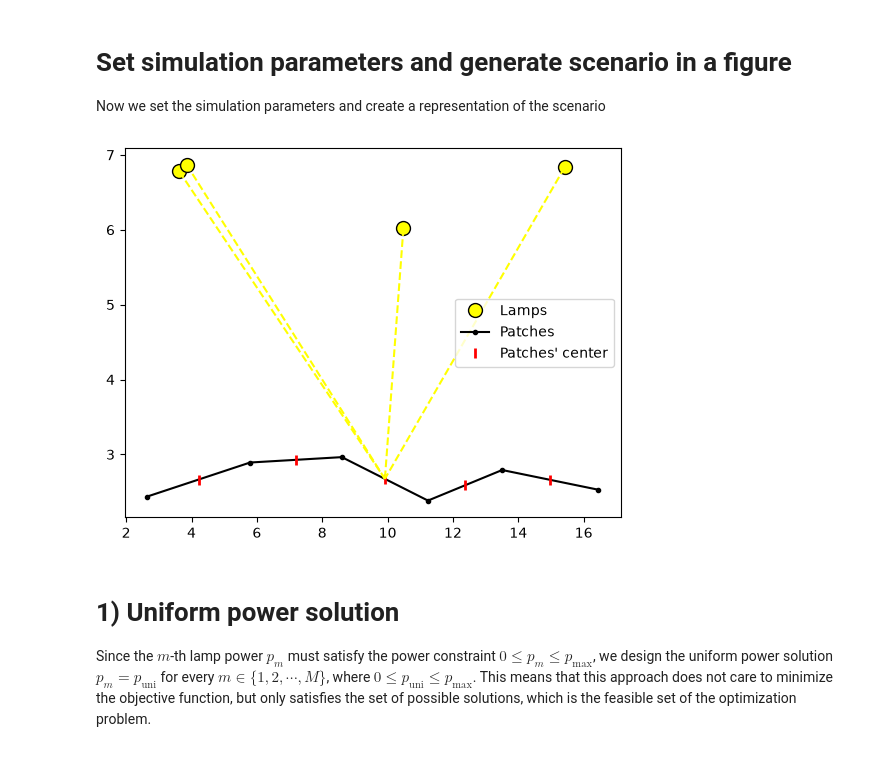
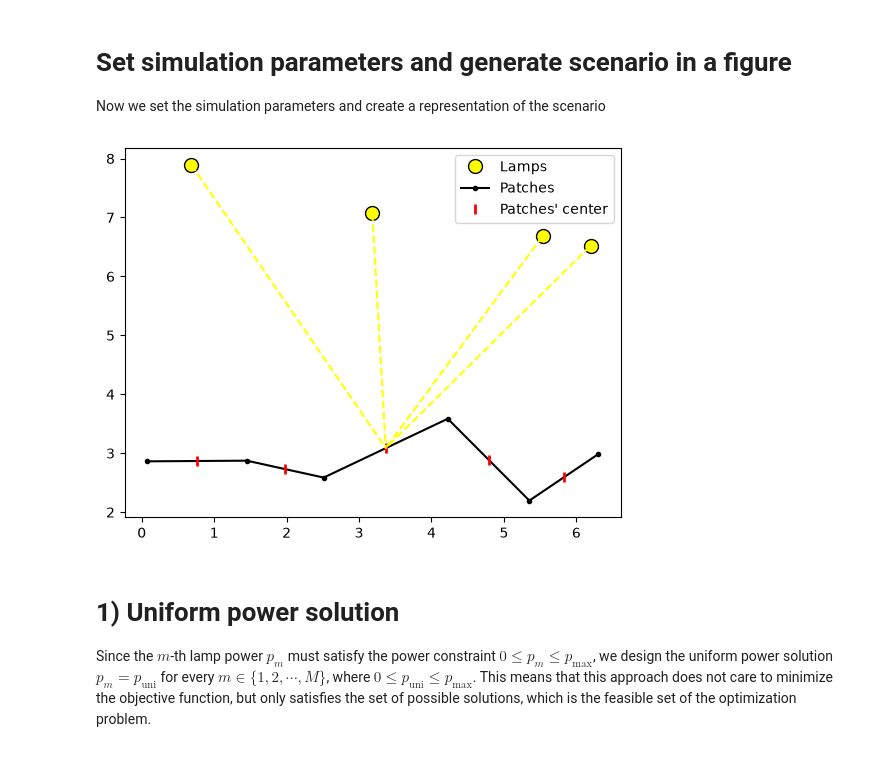
Before and after one commit to PedroVictorM/lamps, a Jupyter notebook: src/lamp/lamps.ipynb, the cells around one changed output. Cells and saved outputs as stored; diff of their text form; code cells hidden in the pictures.

```diff
--- a/src/lamp/lamps.ipynb
+++ b/src/lamp/lamps.ipynb
@@ -107,9 +107,9 @@ desiredillum = 0.01;     # Desired illumination
 
 # Position of the lamps and the extreme points of the patches in real matrices
 # We assume that the lamps will be higher than the patches
-# lampPos = np.array([[0.6838, 7.8976], [3.1835, 7.0690], [5.5327, 6.6806], [6.1963, 6.5203]])
-# patchPos = np.array([[0.0762, 2.8621], [1.4506, 2.8733], [2.5122, 2.5864], [4.2246, 3.5846], [5.3512, 2.1960], [6.3013, 2.9838]])
-patchPos, lampPos = generate_scenario(numLamps, numPatches)
+lampPos = np.array([[0.6838, 7.8976], [3.1835, 7.0690], [5.5327, 6.6806], [6.1963, 6.5203]])
+patchPos = np.array([[0.0762, 2.8621], [1.4506, 2.8733], [2.5122, 2.5864], [4.2246, 3.5846], [5.3512, 2.1960], [6.3013, 2.9838]])
+# patchPos, lampPos = generate_scenario(numLamps, numPatches)
 
 # Position of the lamps and the extreme points of the patches in complex vectors
 lampPos = lampPos[:, 0] + 1j * lampPos[:, 1]
@@ -123,34 +123,34 @@ patch_diff_vector = patchPos[1:]-patchPos[0:-1]
 normal_vectors = -np.imag(patch_diff_vector) + 1j * np.real(patch_diff_vector)
 normal_versors = normal_vectors / np.abs(normal_vectors)    # Note that each vector is represented by a complex number
 
 # Obtain the distance "vectors" represented by a complex number
 mt_coeff = np.zeros((len(patchCenter), len(lampPos)), float)
 for c1 in range(len(patchCenter)):
     for c2 in range(len(lampPos)):
         dist_vector = lampPos[c2] - patchCenter[c1]
         # We assume lamps in higher positions than patches
         ang = np.real(dist_vector * np.conjugate(normal_versors[c1])) / np.abs(dist_vector)
         mt_coeff[c1, c2] = (np.abs(dist_vector)**(-2)) * max(ang, 0)
 
 ''' Plot of the scenario '''
 if showFig:
     # Plot the lamps
     plt.plot(np.real(lampPos), np.imag(lampPos), 'o', color="yellow", markersize = 10, markeredgecolor = 'k', label = "Lamps")
 
     # Plot the patches
     plt.plot(np.real(patchPos), np.imag(patchPos), 'o-', color = 'k', markersize = 3, label = "Patches")
 
     # Plot the center of the patches
     plt.plot(np.real(patchCenter), np.imag(patchCenter), '|', color = 'r', markersize = 7, markeredgewidth=2, label = "Patches' center")
 
     # Plot the lamps rays to a certain patch
     for c1 in range(len(lampPos)):
         plt.plot([np.real(lampPos[c1]), np.real(patchCenter[2])], [np.imag(lampPos[c1]), np.imag(patchCenter[2])], '--', color = "yellow")
 
     plt.legend()
     plt.show
 # %% [output]
-[figure, old version]
+[figure, new version]
 # %% [markdown]
 # 1) Uniform power solution
 Since the $m$-th lamp power $p_m$ must satisfy the power constraint $0 \leq p_m \leq p_{\text{max}}$, we design the uniform power solution $p_m = p_{\text{uni}}$ for every $m \in \{1, 2, \cdots, M\}$, where $0 \leq p_{\text{uni}} \leq p_{\text{max}}$. This means that this approach does not care to minimize the objective function, but only satisfies the set of possible solutions, which is the feasible set of the optimization problem.
```
Also changed, not shown: parts of 11 cells of this notebook.
